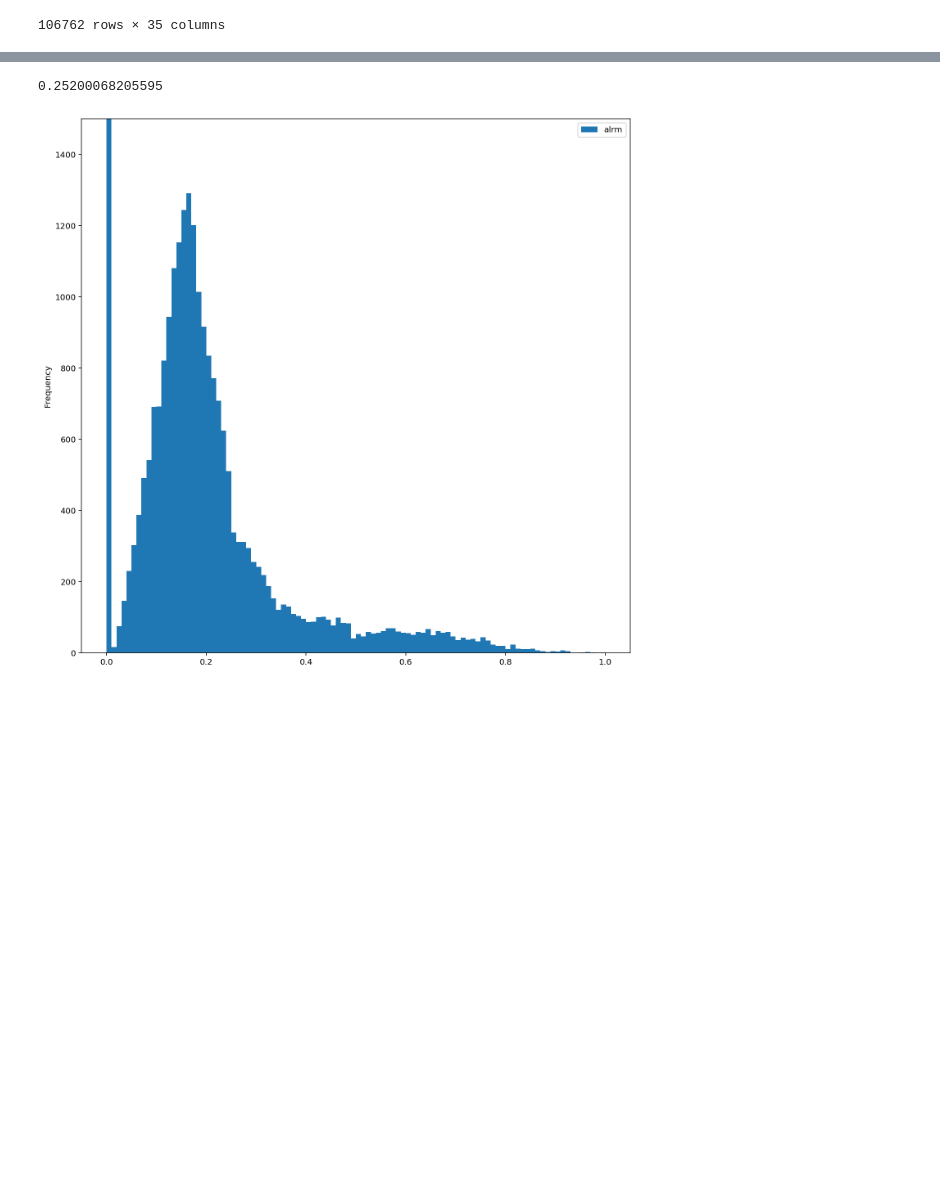
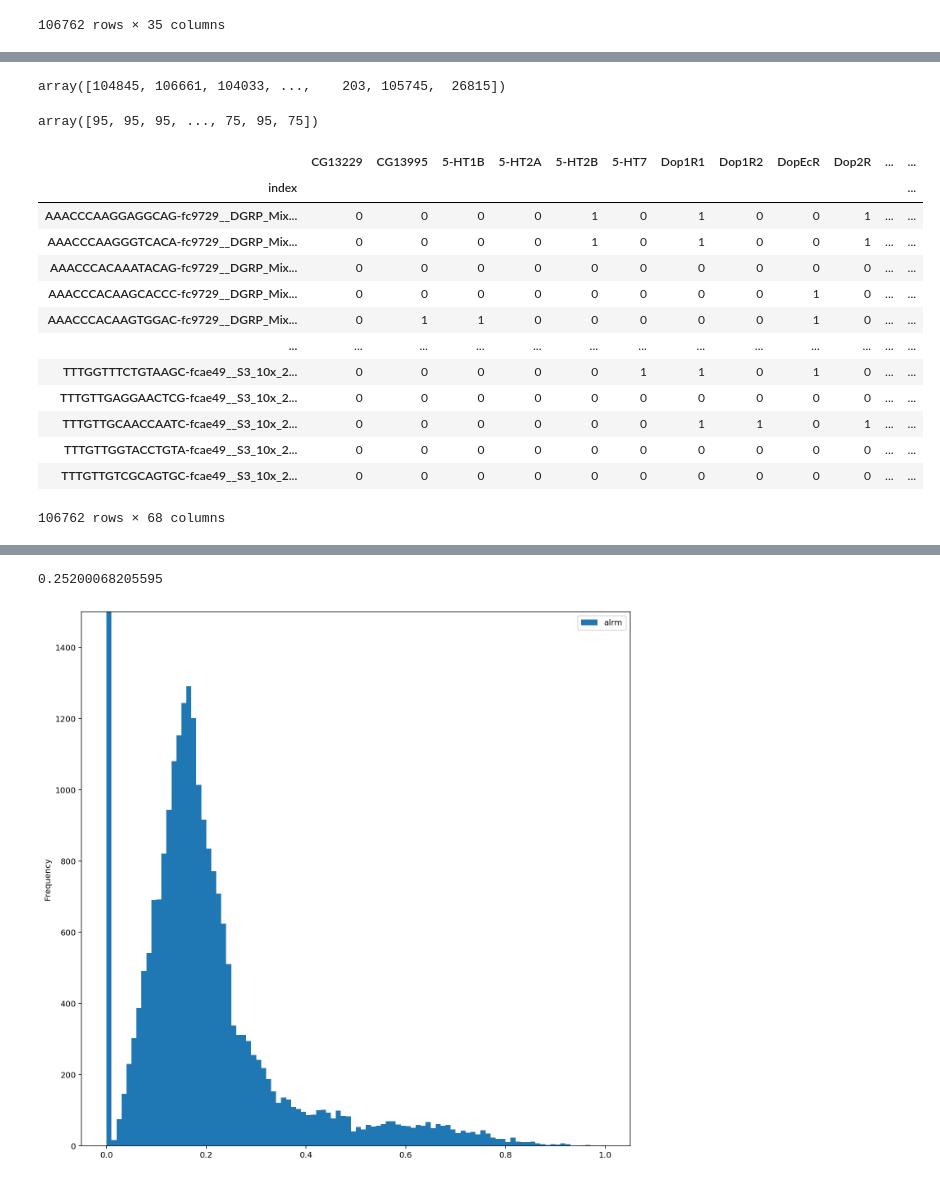
Before and after one commit to joanadopp/genedetector, a Jupyter notebook: genedetector.ipynb, the cells around one changed output, grey strips where cells are left out. Cells and saved outputs as stored; diff of their text form; code cells hidden in the pictures; blank space fills up the shorter version.

```diff
--- a/genedetector.ipynb
+++ b/genedetector.ipynb
@@ -91,0 +75,7 @@ adata.var
+# %%
+# read in the list of genes of interest
+genes = pd.read_csv('/Users/Joana/sleep_signature/analysis/miri/032224_GPCRs.csv', header=None)
+genes['in_data'] = genes[0].isin(all_genes['index'])
+gene_list_sub = genes[genes['in_data'] == True]
+gene_list = gene_list_sub[0].tolist()
+gene_list
@@ -91,0 +103,65 @@ adata.var
+# %%
+# for each gene calculate  how many cells have a count of 0
+sparse_mask = adata.raw.X.toarray() == 0
+# Sum along the rows to count the number of 0s for each gene
+gene_sparsity = np.sum(sparse_mask, axis=0)
+# %%
+gene_sparsity
+# %% [output]
+array([104845, 106661, 104033, ...,    203, 105745,  26815])
+# %%
+# count the number of cells in which alrm is not expressed (== 0) and take this as an example gene that is sparsely expressed to make this the threshold used in the histogram
+percentile_thresholds = np.where(gene_sparsity < gene_sparsity[all_genes['index'] == 'alrm'], 75, 95)
+
+#or np.count_nonzero(adata.raw[:,['alrm']].X.toarray() == 0)
+# %%
+percentile_thresholds
+# %% [output]
+array([95, 95, 95, ..., 75, 95, 75])
+# %%
+# make a df indicating whether a gene is expressed in each cell, yes (1) or no (0) based on the threshold above
+
+# Create an empty dictionary to store gene thresholds
+gene_thresh_dict = {}
+# empty DataFrame to store normalized gene expression values
+gene_exp_norm_df = pd.DataFrame(index=adata.obs.index)
+# empty DataFrame to store the binary values
+binary_df = pd.DataFrame(index=adata.obs.index)
+
+for gene_name in gene_list:
+    gene_index = adata.raw.var_names.get_loc(gene_name)
+    sparsity_value = gene_sparsity[gene_index]
+    percentile_threshold = percentile_thresholds[gene_index]
+
+    # Get the gene expression values for the specific gene
+    gene_exp = pd.DataFrame(adata.raw[:, [gene_name]].X.toarray(), columns=[gene_name], index=adata.obs.index)
+
+    # Normalize the gene expression values
+    gene_exp_norm = gene_exp / gene_exp.max()
+
+    # Calculate and store the gene threshold
+    gene_thresh = np.percentile(gene_exp_norm, percentile_threshold)
+    gene_thresh_dict[gene_name] = gene_thresh
+
+    # Store the normalized gene expression values in the DataFrame
+    gene_exp_norm_df[gene_name] = gene_exp_norm.values.flatten()
+
+    # Create binary column for the gene
+    binary_df[gene_name] = (gene_exp_norm_df[gene_name] > gene_thresh).astype(int)
+
+binary_df
+# %% [output]
+|  | CG13229 | CG13995 | 5-HT1B | 5-HT2A | 5-HT2B | 5-HT7 | Dop1R1 | Dop1R2 | DopEcR | Dop2R | ... | ... |
+| index |  |  |  |  |  |  |  |  |  |  |  | ... |
+| AAACCCAAGGAGGCAG-fc9729__DGRP_Mix... | 0 | 0 | 0 | 0 | 1 | 0 | 1 | 0 | 0 | 1 | ... | ... |
+| AAACCCAAGGGTCACA-fc9729__DGRP_Mix... | 0 | 0 | 0 | 0 | 1 | 0 | 1 | 0 | 0 | 1 | ... | ... |
+| AAACCCACAAATACAG-fc9729__DGRP_Mix... | 0 | 0 | 0 | 0 | 0 | 0 | 0 | 0 | 0 | 0 | ... | ... |
+| AAACCCACAAGCACCC-fc9729__DGRP_Mix... | 0 | 0 | 0 | 0 | 0 | 0 | 0 | 0 | 1 | 0 | ... | ... |
+| AAACCCACAAGTGGAC-fc9729__DGRP_Mix... | 0 | 1 | 1 | 0 | 0 | 0 | 0 | 0 | 1 | 0 | ... | ... |
+| ... | ... | ... | ... | ... | ... | ... | ... | ... | ... | ... | ... | ... |
+| TTTGGTTTCTGTAAGC-fcae49__S3_10x_2... | 0 | 0 | 0 | 0 | 0 | 1 | 1 | 0 | 1 | 0 | ... | ... |
+| TTTGTTGAGGAACTCG-fcae49__S3_10x_2... | 0 | 0 | 0 | 0 | 0 | 0 | 0 | 0 | 0 | 0 | ... | ... |
+| TTTGTTGCAACCAATC-fcae49__S3_10x_2... | 0 | 0 | 0 | 0 | 0 | 0 | 1 | 1 | 0 | 1 | ... | ... |
+| TTTGTTGGTACCTGTA-fcae49__S3_10x_2... | 0 | 0 | 0 | 0 | 0 | 0 | 0 | 0 | 0 | 0 | ... | ... |
+| TTTGTTGTCGCAGTGC-fcae49__S3_10x_2... | 0 | 0 | 0 | 0 | 0 | 0 | 0 | 0 | 0 | 0 | ... | ... |
+106762 rows × 68 columns
```
Also changed, not shown: parts of 38 cells of this notebook.
